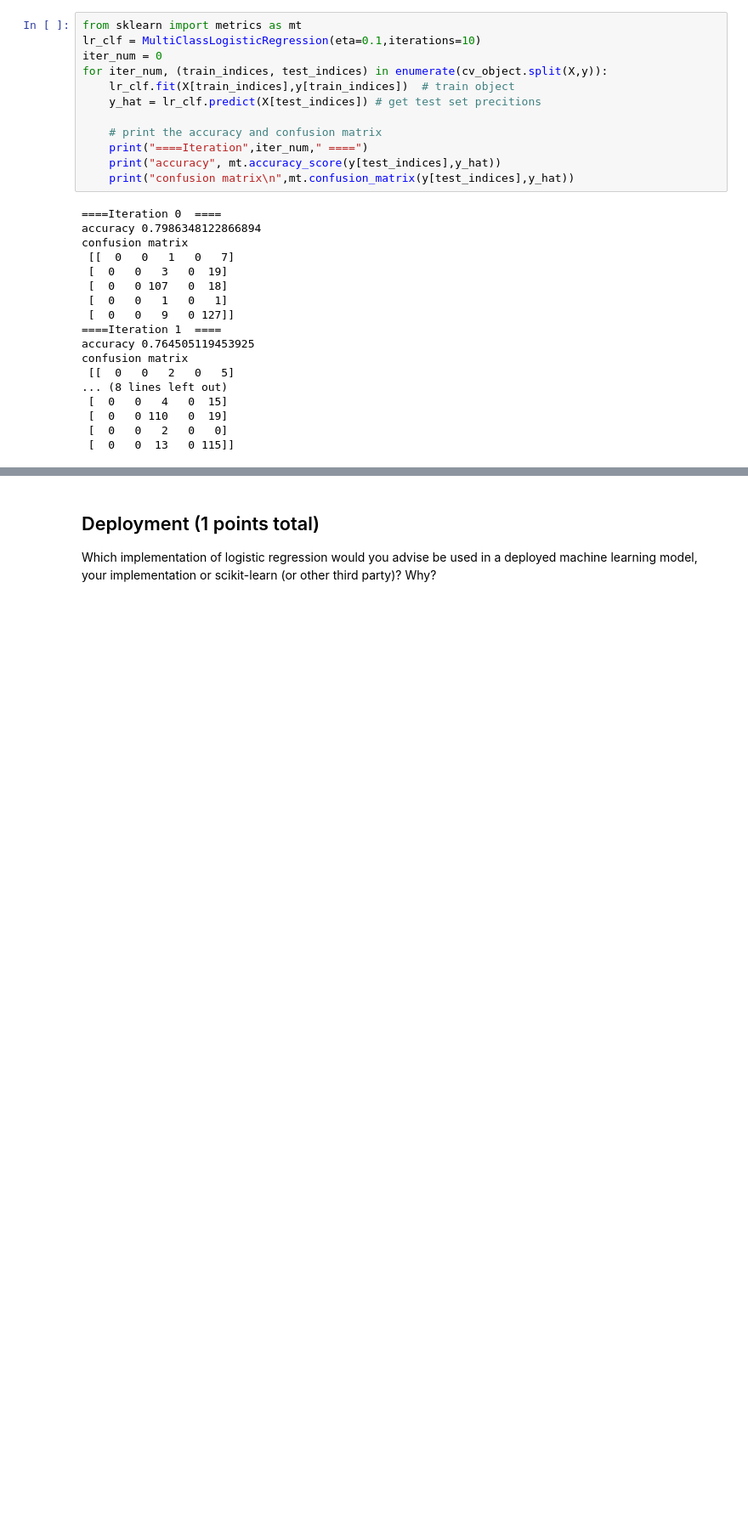
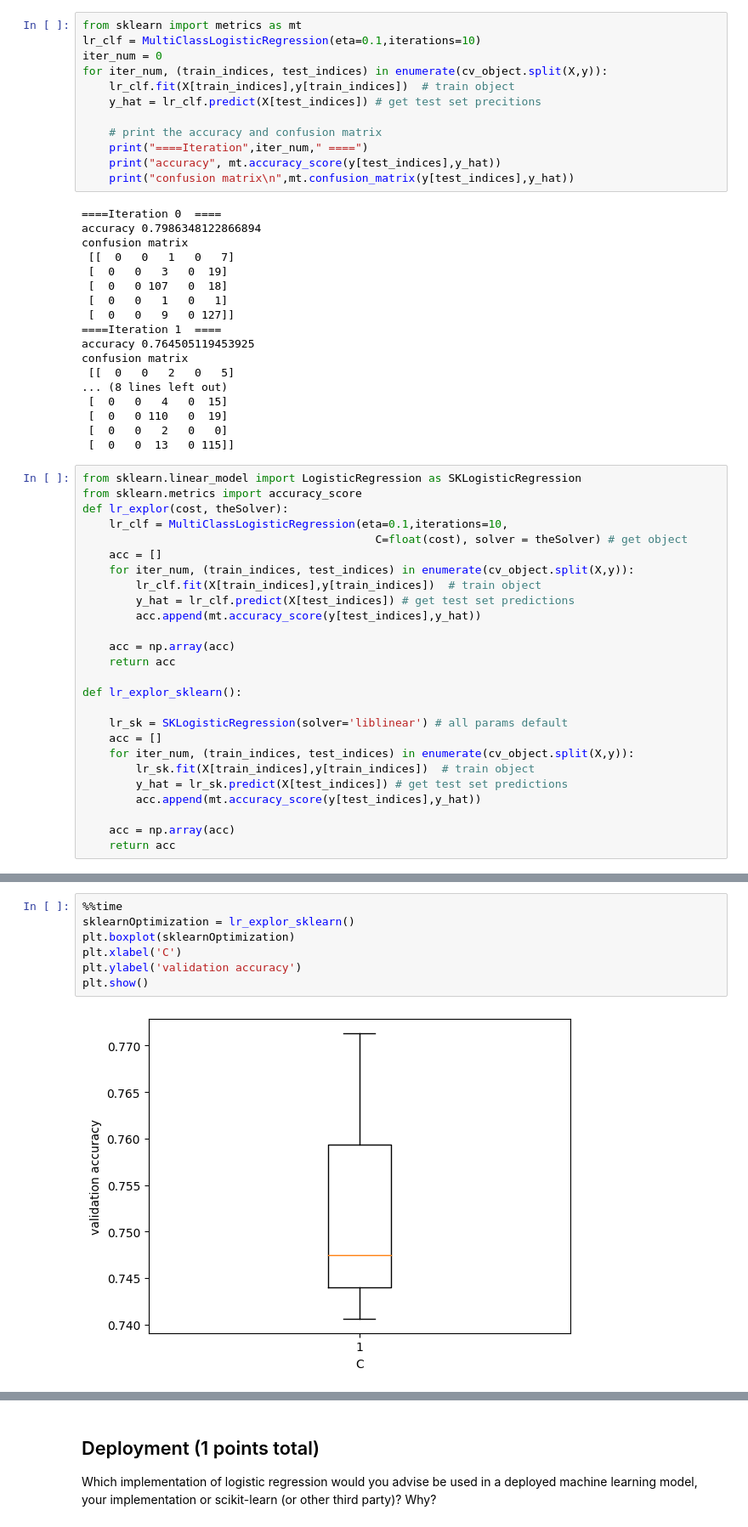
Before and after one commit to bennyandthejetss/ML_Lab3, a Jupyter notebook: Lab3.ipynb, the cells around one changed output, grey strips where cells are left out. Shown at 85% size. Drawn from its saved outputs; the diff is of its cells as text; blank space fills up the shorter version.

Commit message:
Starting to compare our best optimization to sklearn

```diff
--- a/Lab3.ipynb
+++ b/Lab3.ipynb
@@ -431,4 +431,30 @@ confusion matrix
  [  0   0 110   0  19]
  [  0   0   2   0   0]
  [  0   0  13   0 115]]
+# %%
+from sklearn.linear_model import LogisticRegression as SKLogisticRegression
+from sklearn.metrics import accuracy_score
+def lr_explor(cost, theSolver):
+    lr_clf = MultiClassLogisticRegression(eta=0.1,iterations=10,
+                                            C=float(cost), solver = theSolver) # get object
+    acc = []
+    for iter_num, (train_indices, test_indices) in enumerate(cv_object.split(X,y)):
+        lr_clf.fit(X[train_indices],y[train_indices])  # train object
+        y_hat = lr_clf.predict(X[test_indices]) # get test set predictions
+        acc.append(mt.accuracy_score(y[test_indices],y_hat))
+
+    acc = np.array(acc)
+    return acc
+
+def lr_explor_sklearn():
+
+    lr_sk = SKLogisticRegression(solver='liblinear') # all params default
+    acc = []
+    for iter_num, (train_indices, test_indices) in enumerate(cv_object.split(X,y)):
+        lr_sk.fit(X[train_indices],y[train_indices])  # train object
+        y_hat = lr_sk.predict(X[test_indices]) # get test set predictions
+        acc.append(mt.accuracy_score(y[test_indices],y_hat))
+
+    acc = np.array(acc)
+    return acc
 # %%
@@ -492,0 +513,9 @@ plt.show()
+# %%
+%%time
+sklearnOptimization = lr_explor_sklearn()
+plt.boxplot(sklearnOptimization)
+plt.xlabel('C')
+plt.ylabel('validation accuracy')
+plt.show()
+# %% [output]
+[figure, added]
```
Also changed, not shown: parts of 4 cells of this notebook.
